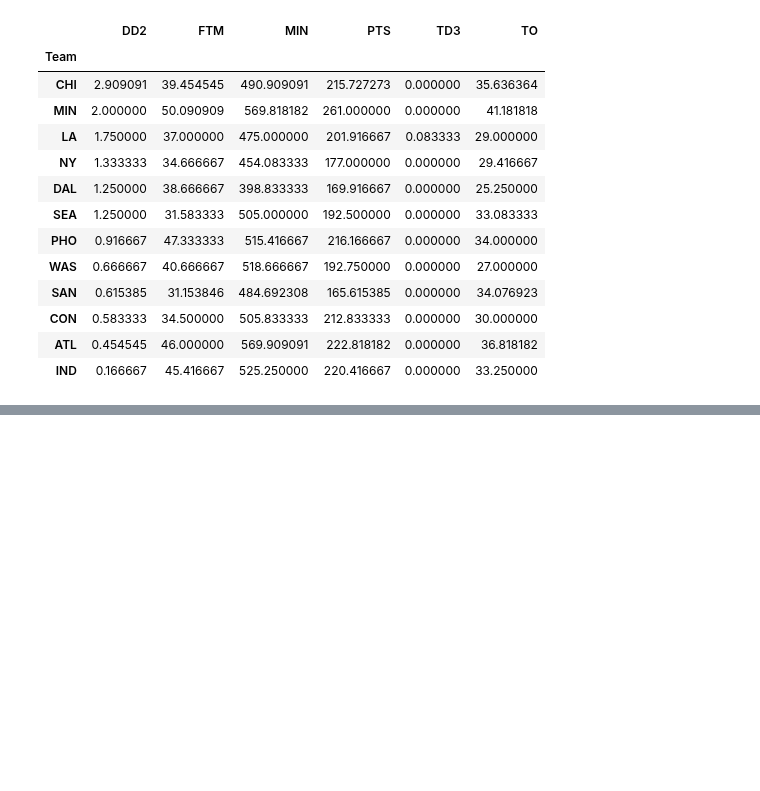
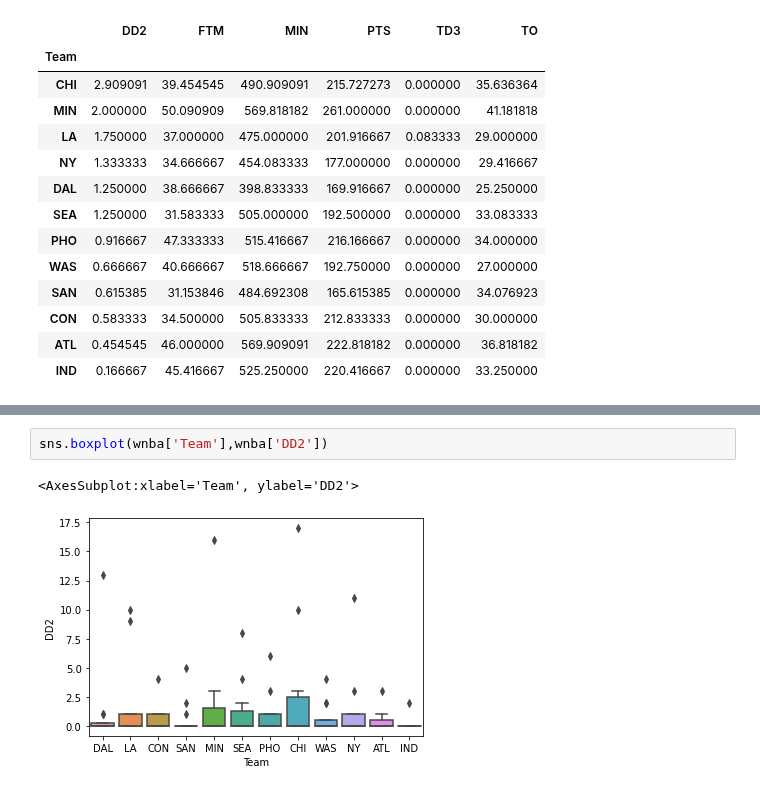
Before and after one commit to jmolendijk/dataV2-labs, a Jupyter notebook: module-2/M2-mini-project2/your-code/3.-Inferential-Analysis.ipynb, the cells around one changed output, grey strips where cells are left out. Saved outputs shown, nothing was run; the diff lists cells and outputs as text; blank space fills up the shorter version.

```diff
--- a/module-2/M2-mini-project2/your-code/3.-Inferential-Analysis.ipynb
+++ b/module-2/M2-mini-project2/your-code/3.-Inferential-Analysis.ipynb
@@ -280,0 +286,5 @@ wnba.pivot_table(index='Team', values=['Name','MIN','FTM','DD2','TD3','TO','PTS'
+# %%
+sns.boxplot(wnba['Team'],wnba['DD2'])
+# %% [output]
+<AxesSubplot:xlabel='Team', ylabel='DD2'>
+[figure, added]
```
Also changed, not shown: parts of 7 cells of this notebook, 17 other files.
